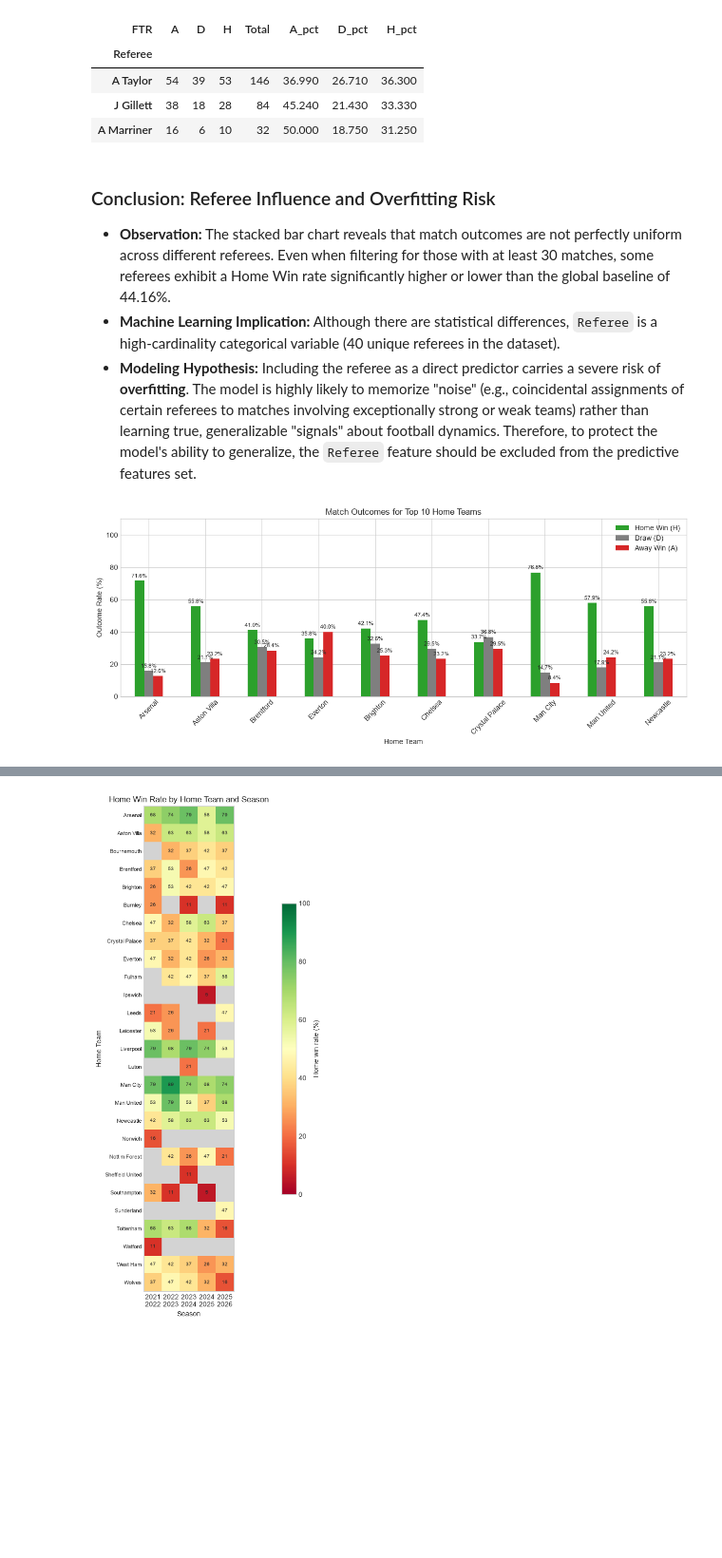
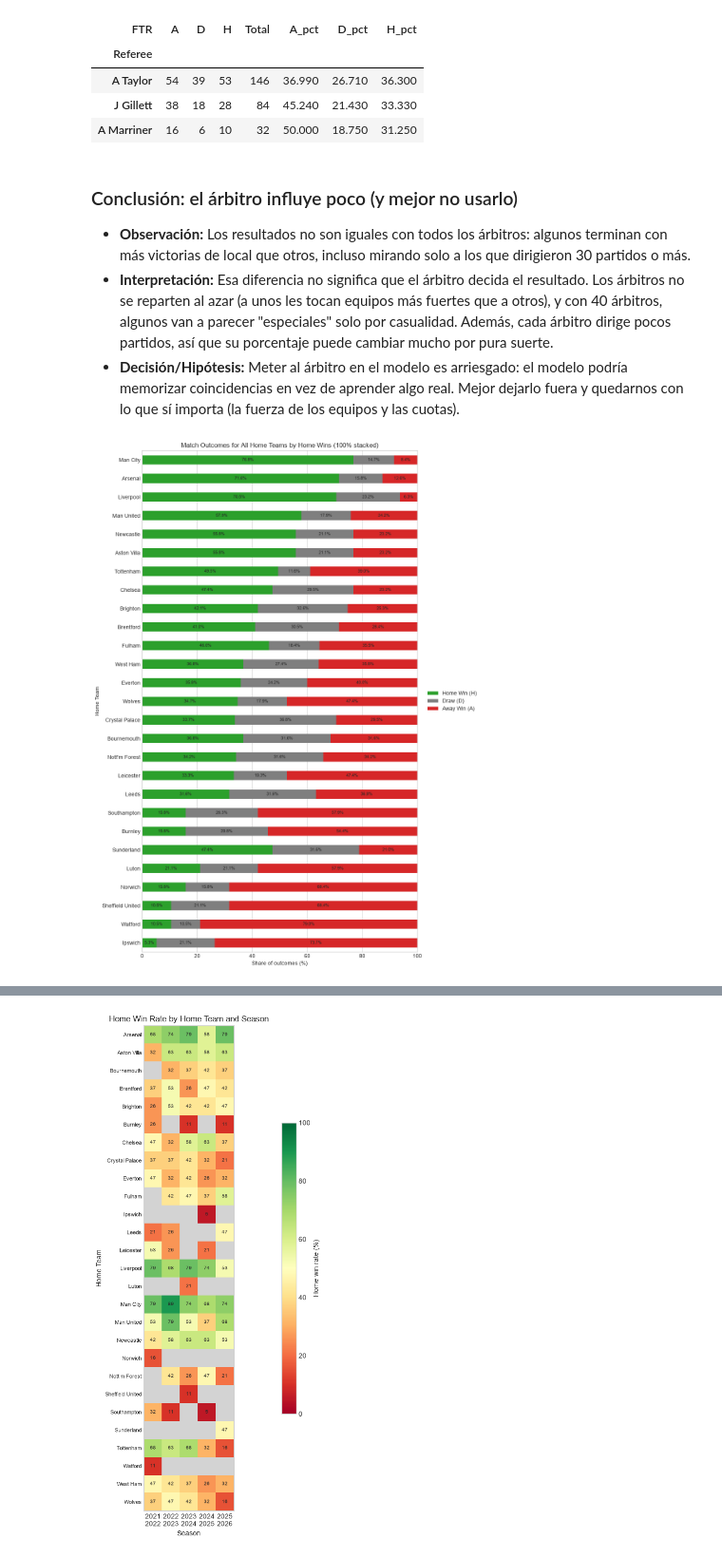
Before and after one commit to errodd/premier_league_football_predictor, a Jupyter notebook: notebooks/EDA.ipynb, the cells around one changed output, grey strips where cells are left out. Shown at 95% size. Saved outputs shown, nothing was run; the diff lists cells and outputs as text; code cells hidden in the pictures; blank space fills up the shorter version.

```diff
--- a/notebooks/EDA.ipynb
+++ b/notebooks/EDA.ipynb
@@ -452,25 +457,27 @@ display(referees_filtered.tail(3))
 | J Gillett | 38 | 18 | 28 | 84 | 45.240 | 21.430 | 33.330 |
 | A Marriner | 16 | 6 | 10 | 32 | 50.000 | 18.750 | 31.250 |
 # %% [markdown]
-### Conclusion: Referee Influence and Overfitting Risk
+### Conclusión: el árbitro influye poco (y mejor no usarlo)
 
-* **Observation:** The stacked bar chart reveals that match outcomes are not perfectly uniform across different referees. Even when filtering for those with at least 30 matches, some referees exhibit a Home Win rate significantly higher or lower than the global baseline of 44.16%.
-* **Machine Learning Implication:** Although there are statistical differences, `Referee` is a high-cardinality categorical variable (40 unique referees in the dataset).
-* **Modeling Hypothesis:** Including the referee as a direct predictor carries a severe risk of **overfitting**. The model is highly likely to memorize "noise" (e.g., coincidental assignments of certain referees to matches involving exceptionally strong or weak teams) rather than learning true, generalizable "signals" about football dynamics. Therefore, to protect the model's ability to generalize, the `Referee` feature should be excluded from the predictive features set.
+- **Observación:** Los resultados no son iguales con todos los árbitros: algunos terminan con más victorias de local que otros, incluso mirando solo a los que dirigieron 30 partidos o más.
+- **Interpretación:** Esa diferencia no significa que el árbitro decida el resultado. Los árbitros no se reparten al azar (a unos les tocan equipos más fuertes que a otros), y con 40 árbitros, algunos van a parecer "especiales" solo por casualidad. Además, cada árbitro dirige pocos partidos, así que su porcentaje puede cambiar mucho por pura suerte.
+- **Decisión/Hipótesis:** Meter al árbitro en el modelo es arriesgado: el modelo podría memorizar coincidencias en vez de aprender algo real. Mejor dejarlo fuera y quedarnos con lo que sí importa (la fuerza de los equipos y las cuotas).
 # %%
-fig, ax = plt.subplots(figsize=(12, 5))
+fig, ax = plt.subplots(figsize=(11, 14))
 
-# Filtramos los 10 equipos que más han jugado de local
-top_home_teams = nombre_casa.sort_values("Total", ascending=False).head(10)
+# Todos los equipos ordenados por victorias de local (H): el que más ganó arriba
+top_home_teams = nombre_casa.sort_values("H", ascending=False).iloc[::-1]
 
-top_home_teams[columnas_pct].plot(kind="bar", ax=ax, color=colores, rot=45)
-ax.set(title="Match Outcomes for Top 10 Home Teams", xlabel="Home Team", ylabel="Outcome Rate (%)", ylim=(0, 110))
-ax.legend(leyenda_nombres)
+# Una sola barra horizontal por equipo: en verde gana (H), en rojo pierde (A)
+top_home_teams[columnas_pct].plot(kind="barh", stacked=True, ax=ax, color=colores)
+ax.set(title="Match Outcomes for All Home Teams by Home Wins (100% stacked)", xlabel="Share of outcomes (%)", ylabel="Home Team", xlim=(0, 100))
+ax.legend(leyenda_nombres, loc="center left", bbox_to_anchor=(1.02, 0.5), frameon=False)
 
 for container in ax.containers:
-    ax.bar_label(container, fmt="%.1f%%", padding=3, size=8)
+    ax.bar_label(container, fmt="%.1f%%", label_type="center", size=8)
 
 plt.tight_layout()
+fig.subplots_adjust(right=0.78)
 plt.show()
 # %% [output]
-[figure, old version]
+[figure, new version]
```
Also changed, not shown: parts of 49 cells of this notebook.
